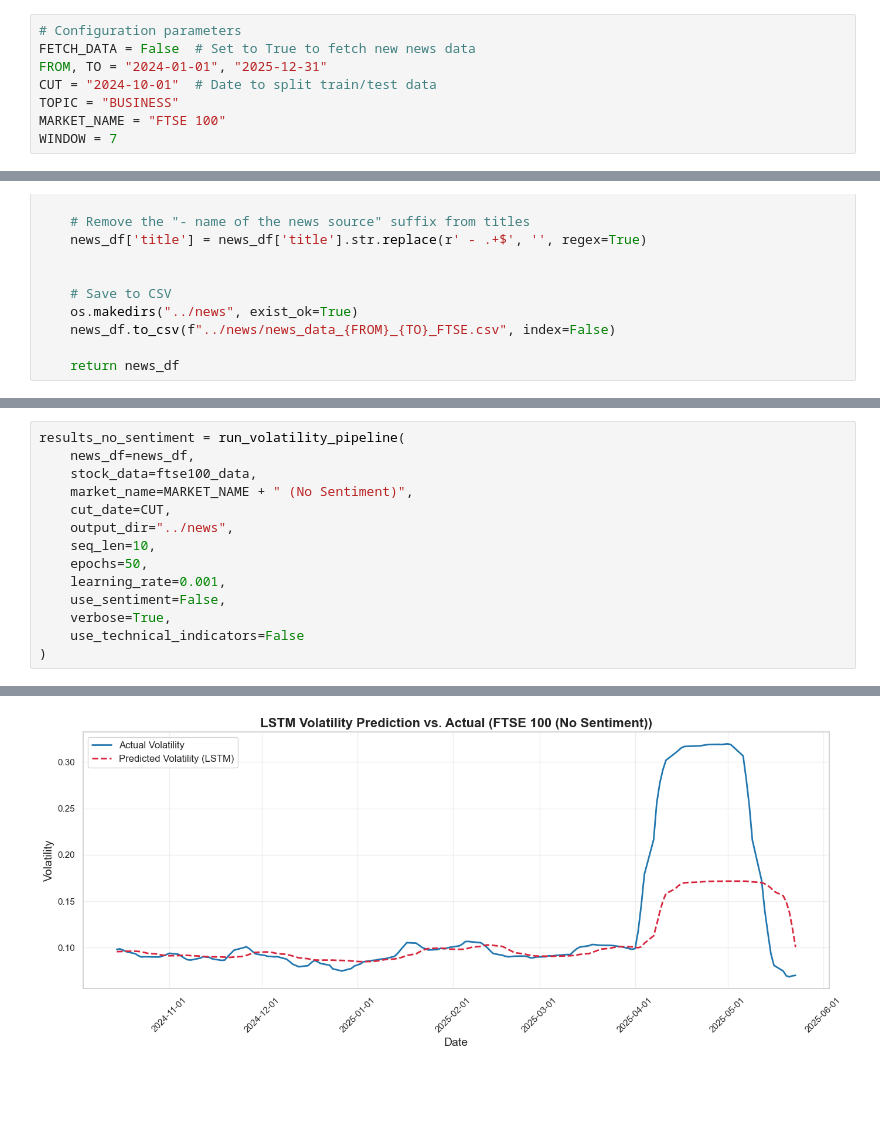
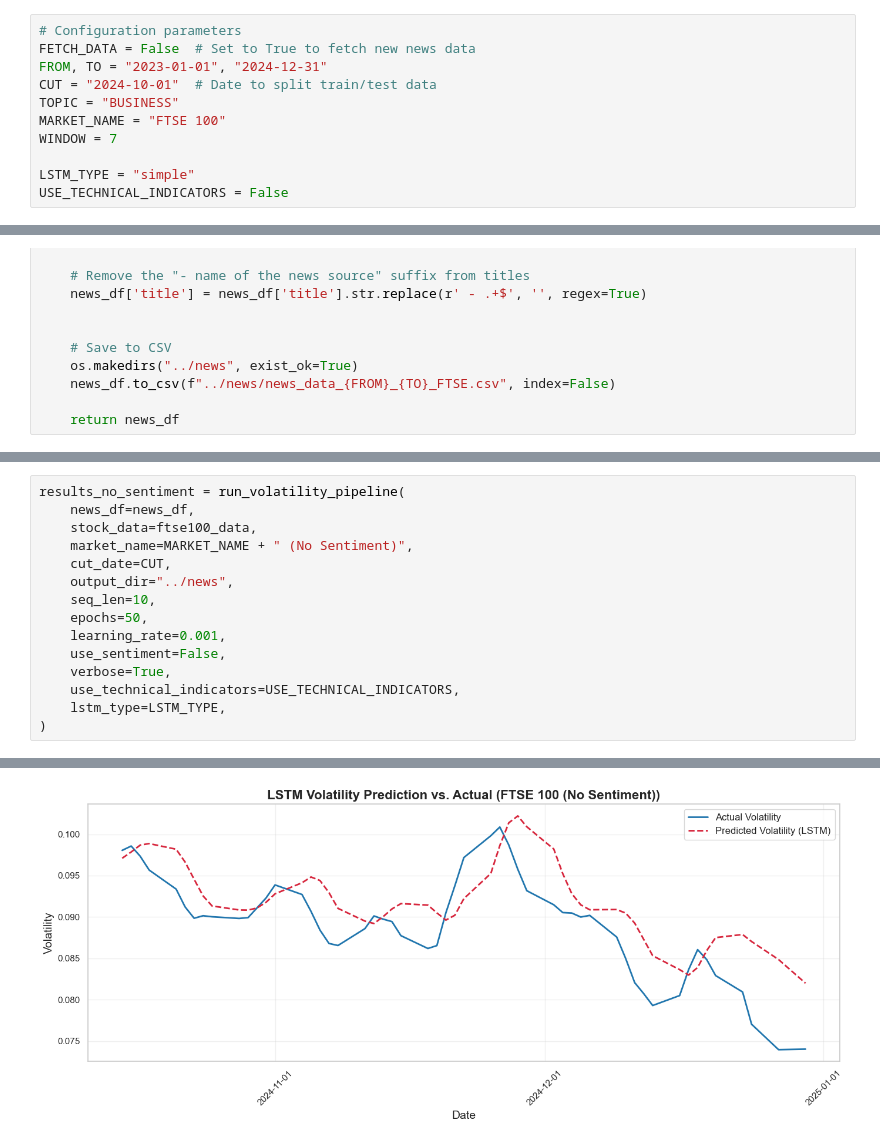
Before and after one commit to nestorojeda/DistilBERTFinancialSentiment, a Jupyter notebook: notebooks/5_volatility_analysis_ftse.ipynb, the cells around one changed output, grey strips where cells are left out. Saved outputs shown, nothing was run; the diff lists cells and outputs as text; blank space fills up the shorter version.

```diff
--- a/notebooks/5_volatility_analysis_ftse.ipynb
+++ b/notebooks/5_volatility_analysis_ftse.ipynb
@@ -12,11 +18,14 @@ from volatility_pipeline import *
 # %%
 # Configuration parameters
 FETCH_DATA = False  # Set to True to fetch new news data
-FROM, TO = "2024-01-01", "2025-12-31"
+FROM, TO = "2023-01-01", "2024-12-31"
 CUT = "2024-10-01"  # Date to split train/test data
 TOPIC = "BUSINESS"
 MARKET_NAME = "FTSE 100"
 WINDOW = 7
+
+LSTM_TYPE = "simple"
+USE_TECHNICAL_INDICATORS = False
 # %%
 keywords = [
     "FTSE 100",
@@ -159,7 +173,8 @@ results_no_sentiment = run_volatility_pipeline(
     learning_rate=0.001,
     use_sentiment=False,
     verbose=True,
-    use_technical_indicators=False
+    use_technical_indicators=USE_TECHNICAL_INDICATORS,
+    lstm_type=LSTM_TYPE,
 )
 # %% [output]
 Skipping sentiment calculation (use_sentiment=False)...
@@ -182,4 +198,4 @@ R² Score: 0.444975
-[figure, old version]
+[figure, new version]
 # %%
 error = np.abs(results_no_sentiment['y_actual'] - results_no_sentiment['y_pred'])
 plt.figure(figsize=(14, 6))
```
Also changed, not shown: parts of 9 cells of this notebook, 1 other file.
